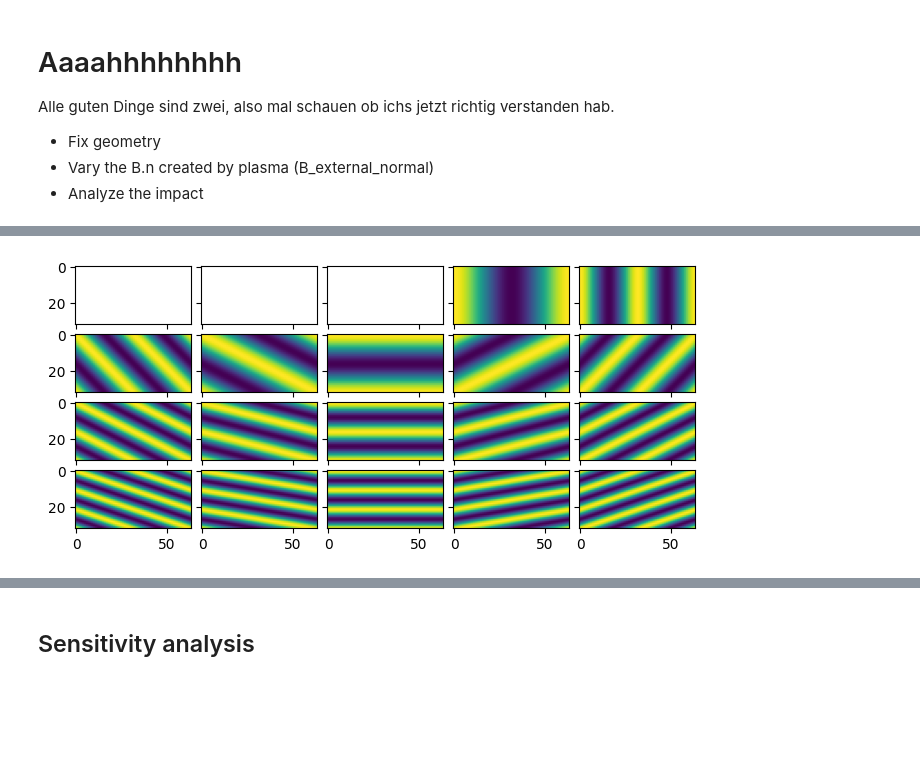
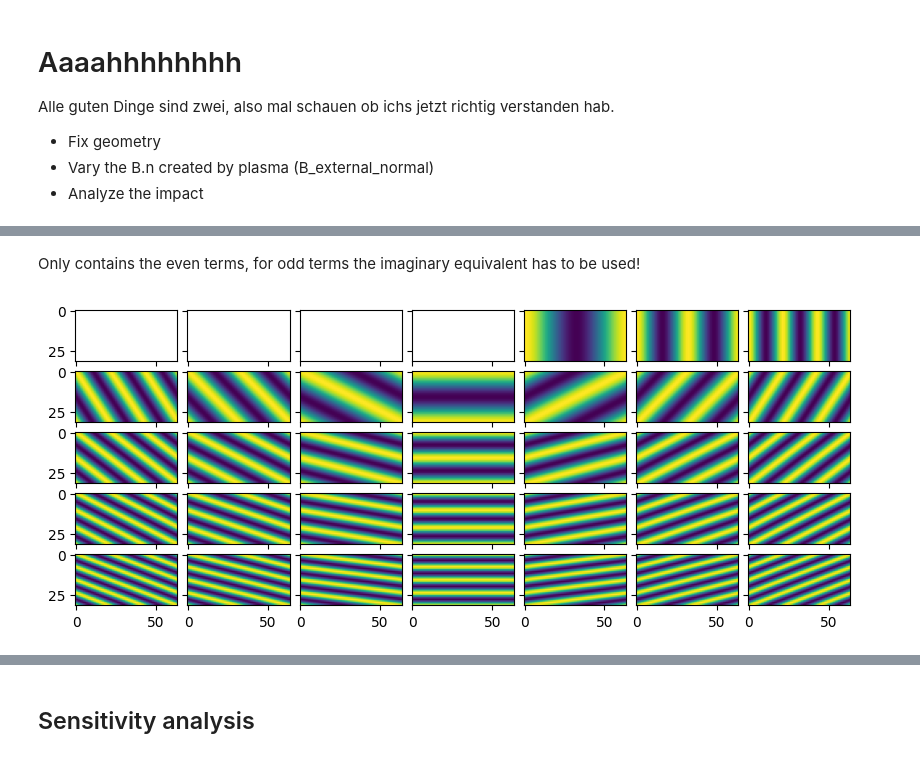
Before and after one commit to missing-user/single-stage-opt, a Jupyter notebook: what_we_actually_want.ipynb, the cells around one changed output, grey strips where cells are left out. Drawn from its saved outputs; the diff is of its cells as text; code cells hidden in the pictures; blank space fills up the shorter version.

```diff
--- a/what_we_actually_want.ipynb
+++ b/what_we_actually_want.ipynb
@@ -109,13 +104,15 @@ def plot_modes(image_mn, **kwargs):
   plt.colorbar()
   plt.ylabel("m")
   plt.xlabel("n")
+# %% [markdown]
+Only contains the even terms, for odd terms the imaginary equivalent has to be used!
 # %%
 import numpy as np
 import matplotlib.pyplot as plt
 from mpl_toolkits.axes_grid1 import ImageGrid
 
-Mpol_max = 4
-Ntor_max = 3
+Mpol_max = 5
+Ntor_max = 4
 
 images = []
 ms = []
@@ -124,31 +121,31 @@ for m in range(Mpol_max):
   for sig_n in [-1, 1]:
     if m==0 and sig_n==-1:
       images.extend([None]*(Ntor_max-1))
       continue
     for n in range(Ntor_max) if sig_n>0 else reversed(range(1,Ntor_max)):
       if m==0 and n==0:
          images.append(None)
          continue
       Bn_fspace = np.zeros((nphi, ntheta))
       Bn_fspace[m][n*sig_n] = nphi*10
       B_external_normal = np.fft.ifft2(Bn_fspace)
 
       images.append(np.real(B_external_normal))
       ms.append(m)
       ns.append(n*sig_n)
 
 fig = plt.figure(figsize=(Mpol_max*2, Ntor_max*3))
 grid = ImageGrid(fig, 111,  # similar to subplot(111)
                  nrows_ncols=(Mpol_max, Ntor_max*2-1),  # creates 2x2 grid of axes
                  axes_pad=0.1,  # pad between axes in inch.
                  )
 
 for ax, im in zip(grid, images):
     # Iterating over the grid returns the Axes.
     if im is not None:
       ax.imshow(im)
 plt.show()
 
 images = list(filter(lambda x: x is not None, images))
 # %% [output]
-[figure, old version]
+[figure, new version]
```
Also changed, not shown: parts of 16 cells of this notebook.
